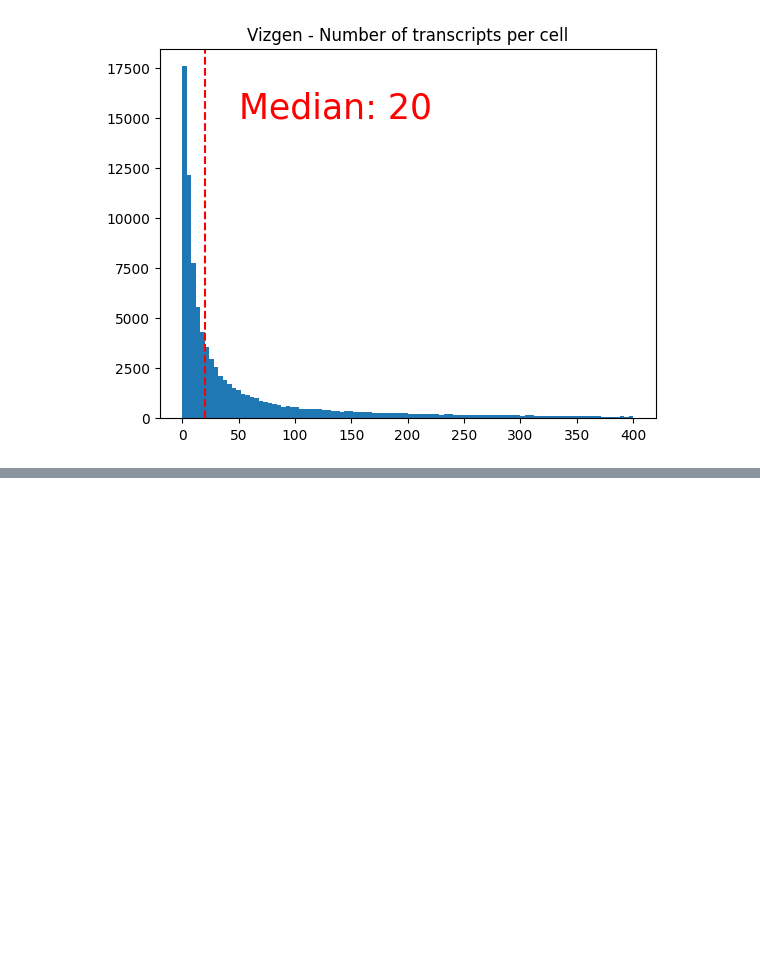
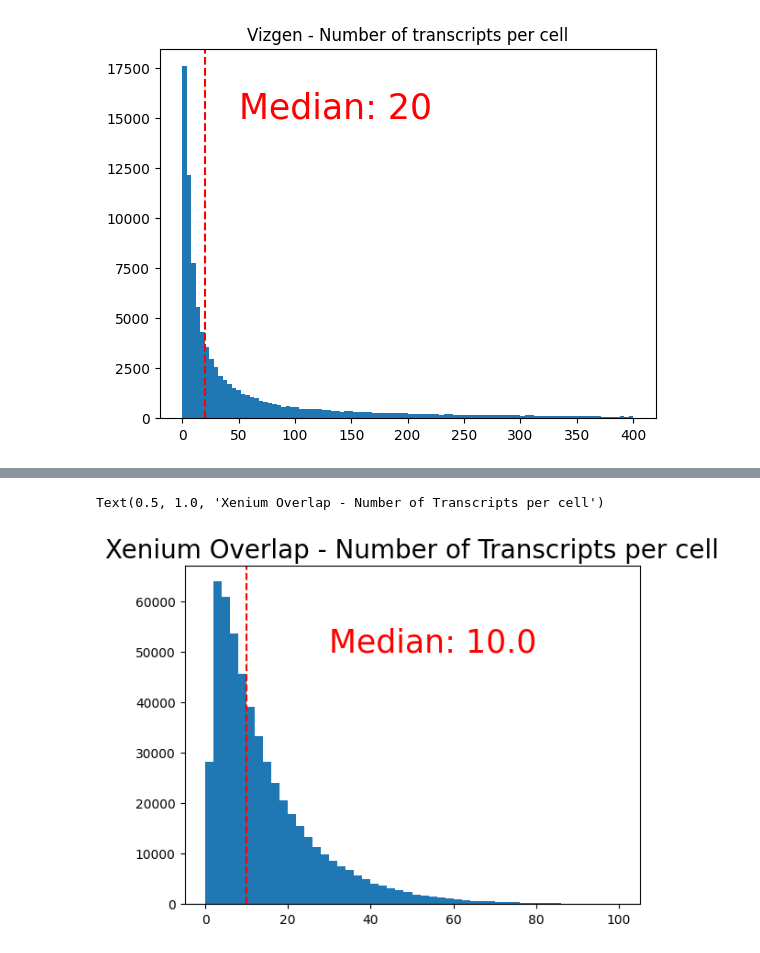
Before and after one commit to krisalejo/scRNA-seq-tech-comparisons, a Jupyter notebook: Transcripts per cell - revised.ipynb, the cells around one changed output, grey strips where cells are left out. Cells and saved outputs as stored; diff of their text form; code cells hidden in the pictures; blank space fills up the shorter version.

Commit message:
add histogram overlap:

```diff
--- a/Transcripts per cell - revised.ipynb
+++ b/Transcripts per cell - revised.ipynb
@@ -467,0 +423,9 @@ for gene in gene_overlap_list:
+# %%
+xenium_overlap_transcripts = xenium_overlap_filtered.sum(axis = 1)
+plt.hist(xenium_overlap_transcripts, bins = 50, range = (0,100))
+plt.axvline(xenium_overlap_transcripts.median(), color = 'red', linestyle = 'dashed', label = 'Median')
+plt.text(30, 50000, f'Median: {xenium_overlap_transcripts.median()}', color = 'red', fontsize = 25)
+plt.title('Xenium Overlap - Number of Transcripts per cell', fontsize = 20)
+# %% [output]
+Text(0.5, 1.0, 'Xenium Overlap - Number of Transcripts per cell')
+[figure, added]
```
Also changed, not shown: parts of 31 cells of this notebook.
